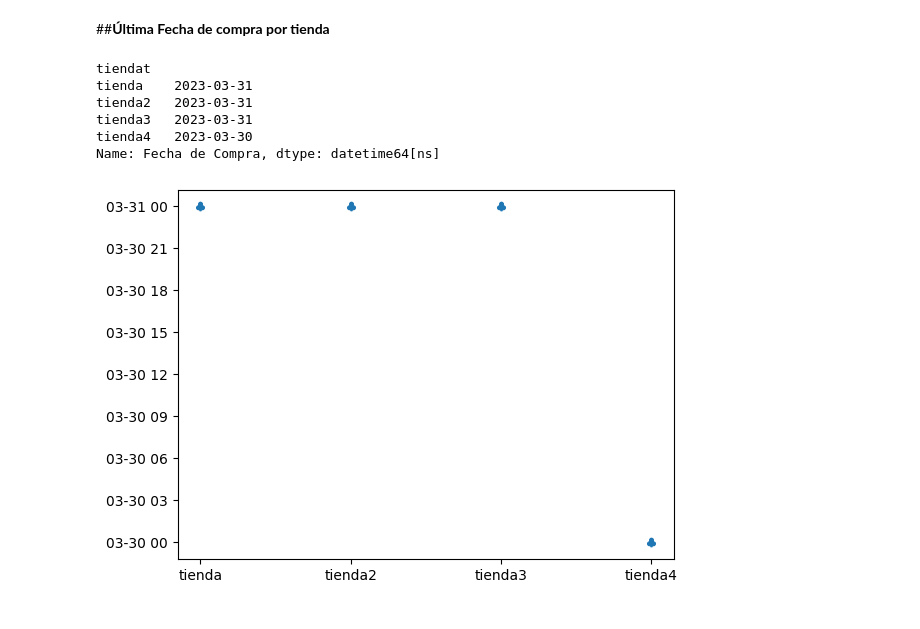
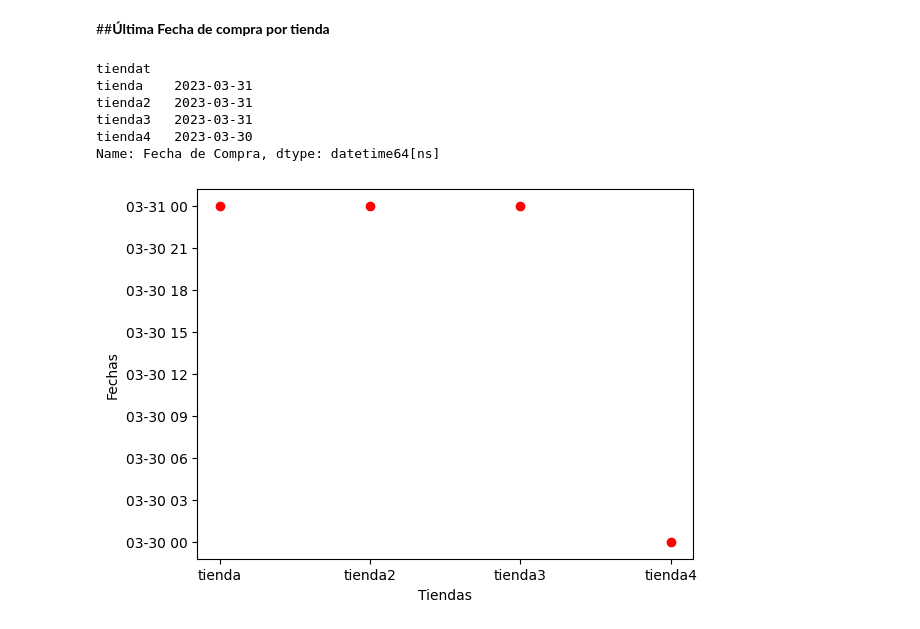
Before and after one commit to Nore-gibhub/Challenge_Alura_Store, a Jupyter notebook: Challenge_Alura_Store.ipynb, the cells around one changed output. Drawn from its saved outputs; the diff is of its cells as text; code cells hidden in the pictures.

```diff
--- a/Challenge_Alura_Store.ipynb
+++ b/Challenge_Alura_Store.ipynb
@@ -183,23 +183,25 @@ plt.show()
 # %%
 df_total['Fecha de Compra'] = pd.to_datetime(df_total['Fecha de Compra'])
 ultima_venta_por_tienda = df_total.groupby('tiendat')['Fecha de Compra'].max()
 print(ultima_venta_por_tienda)
 print(' ')
 #df_ordenado = df_total.sort_values(by='Fecha de Compra',ascending=False)
 #tiendas_ordenadas_unicas = df_ordenado['tiendat'].unique()
 #print(df_ordenado[['tiendat','Fecha de Compra','Producto']].head())
 
 from matplotlib import pyplot as plt
 x = ultima_venta_por_tienda.index
 y = ultima_venta_por_tienda.values
 fig, ax = plt.subplots()
-ax.scatter(x, y, marker = r'$\clubsuit$')
+ax.scatter(x, y, color='red')
+ax.set_xlabel('Tiendas')
+ax.set_ylabel('Fechas')
 plt.show()
 # %% [output]
 tiendat
 tienda    2023-03-31
 tienda2   2023-03-31
 tienda3   2023-03-31
 tienda4   2023-03-30
 Name: Fecha de Compra, dtype: datetime64[ns]
-[figure, old version]
+[figure, new version]
```
